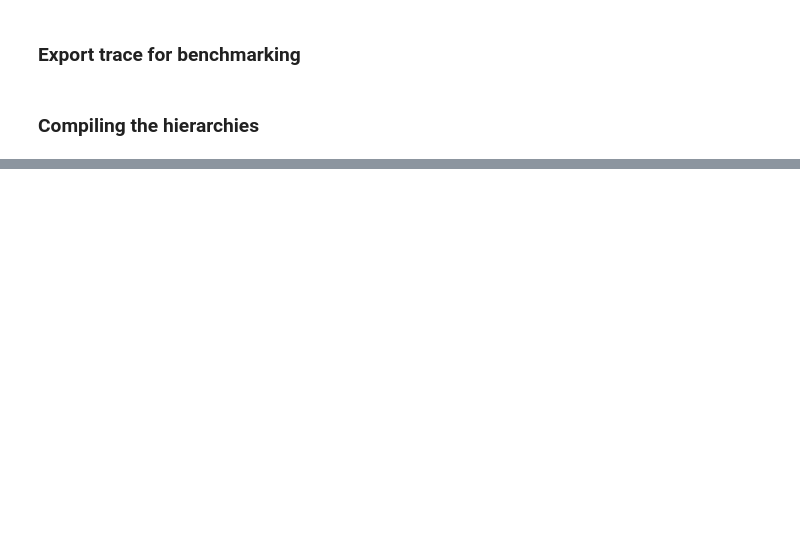
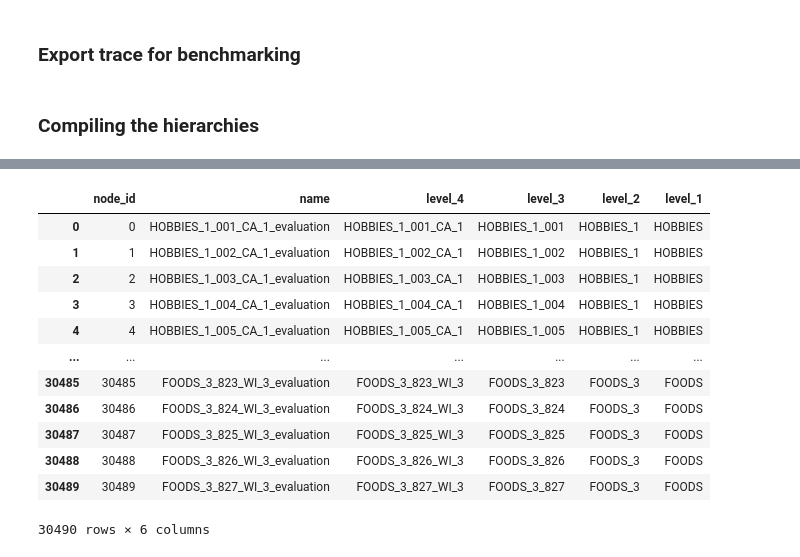
Before and after one commit to liaopeiyuan/large-scale-hts-reconciliation, a Jupyter notebook: notebooks/prepare_m5_forecast.ipynb, the cells around one changed output, grey strips where cells are left out. Cells and saved outputs as stored; diff of their text form; code cells hidden in the pictures; blank space fills up the shorter version.

```diff
--- a/notebooks/prepare_m5_forecast.ipynb
+++ b/notebooks/prepare_m5_forecast.ipynb
@@ -124,8 +126,8 @@ time_index = index
 disagg = []
 
 for p, (i, g) in tqdm(zip(predictions, df.iterrows()), total = len(df)):
-    assert(p[0] == g.Page)
-    disagg.append((g.Page, p[1], g.values[-100:]))
+    assert(p[0] == g.id)
+    disagg.append((g.id, p[1], g.values[-100:]))
 # %%
 node_id_mapping = {'node_id': [], 'name': []}
 
@@ -144,8 +162,24 @@ node_id_map_df = pd.DataFrame(node_id_mapping)
 # %%
-node_id_map_df['level_4'] = node_id_map_df['name']
-node_id_map_df['level_3'] = node_id_map_df['name'].apply(lambda x: '_'.join(x.split('_')[:-1]))
-node_id_map_df['level_2'] = node_id_map_df['name'].apply(lambda x: '_'.join(x.split('_')[:-2]))
-node_id_map_df['level_1'] = node_id_map_df['name'].apply(lambda x: x.split('_')[-3])
+node_id_map_df['level_4'] = node_id_map_df['name'].apply(lambda x: '_'.join(x.split('_')[:-1]))
+node_id_map_df['level_3'] = node_id_map_df['name'].apply(lambda x: '_'.join(x.split('_')[:-3]))
+node_id_map_df['level_2'] = node_id_map_df['name'].apply(lambda x: '_'.join(x.split('_')[:-4]))
+node_id_map_df['level_1'] = node_id_map_df['name'].apply(lambda x: x.split('_')[-6])
+# %%
+node_id_map_df
+# %% [output]
+|  | node_id | name | level_4 | level_3 | level_2 | level_1 |
+| 0 | 0 | HOBBIES_1_001_CA_1_evaluation | HOBBIES_1_001_CA_1 | HOBBIES_1_001 | HOBBIES_1 | HOBBIES |
+| 1 | 1 | HOBBIES_1_002_CA_1_evaluation | HOBBIES_1_002_CA_1 | HOBBIES_1_002 | HOBBIES_1 | HOBBIES |
+| 2 | 2 | HOBBIES_1_003_CA_1_evaluation | HOBBIES_1_003_CA_1 | HOBBIES_1_003 | HOBBIES_1 | HOBBIES |
+| 3 | 3 | HOBBIES_1_004_CA_1_evaluation | HOBBIES_1_004_CA_1 | HOBBIES_1_004 | HOBBIES_1 | HOBBIES |
+| 4 | 4 | HOBBIES_1_005_CA_1_evaluation | HOBBIES_1_005_CA_1 | HOBBIES_1_005 | HOBBIES_1 | HOBBIES |
+| ... | ... | ... | ... | ... | ... | ... |
+| 30485 | 30485 | FOODS_3_823_WI_3_evaluation | FOODS_3_823_WI_3 | FOODS_3_823 | FOODS_3 | FOODS |
+| 30486 | 30486 | FOODS_3_824_WI_3_evaluation | FOODS_3_824_WI_3 | FOODS_3_824 | FOODS_3 | FOODS |
+| 30487 | 30487 | FOODS_3_825_WI_3_evaluation | FOODS_3_825_WI_3 | FOODS_3_825 | FOODS_3 | FOODS |
+| 30488 | 30488 | FOODS_3_826_WI_3_evaluation | FOODS_3_826_WI_3 | FOODS_3_826 | FOODS_3 | FOODS |
+| 30489 | 30489 | FOODS_3_827_WI_3_evaluation | FOODS_3_827_WI_3 | FOODS_3_827 | FOODS_3 | FOODS |
+30490 rows × 6 columns
 # %%
 parent_node_mapping = {'node_id': [], 'name': []}
 
```
Also changed, not shown: parts of 16 cells of this notebook, 1 other file.
